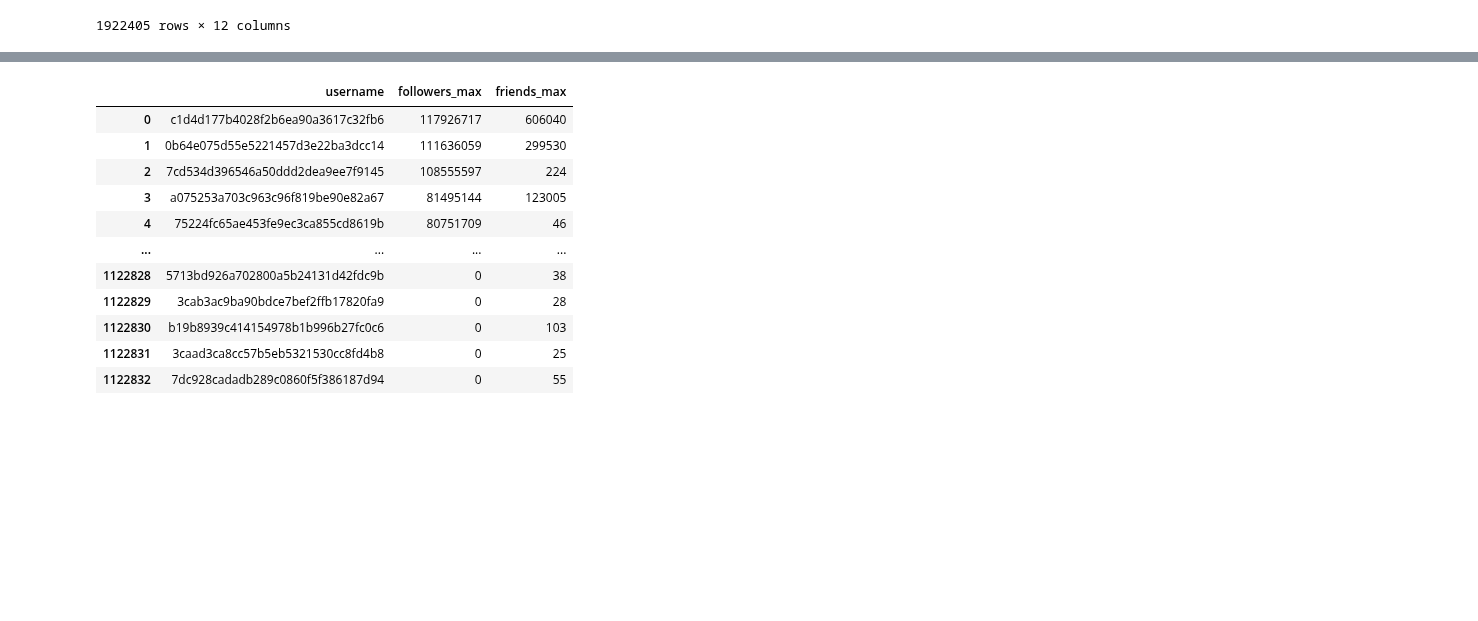
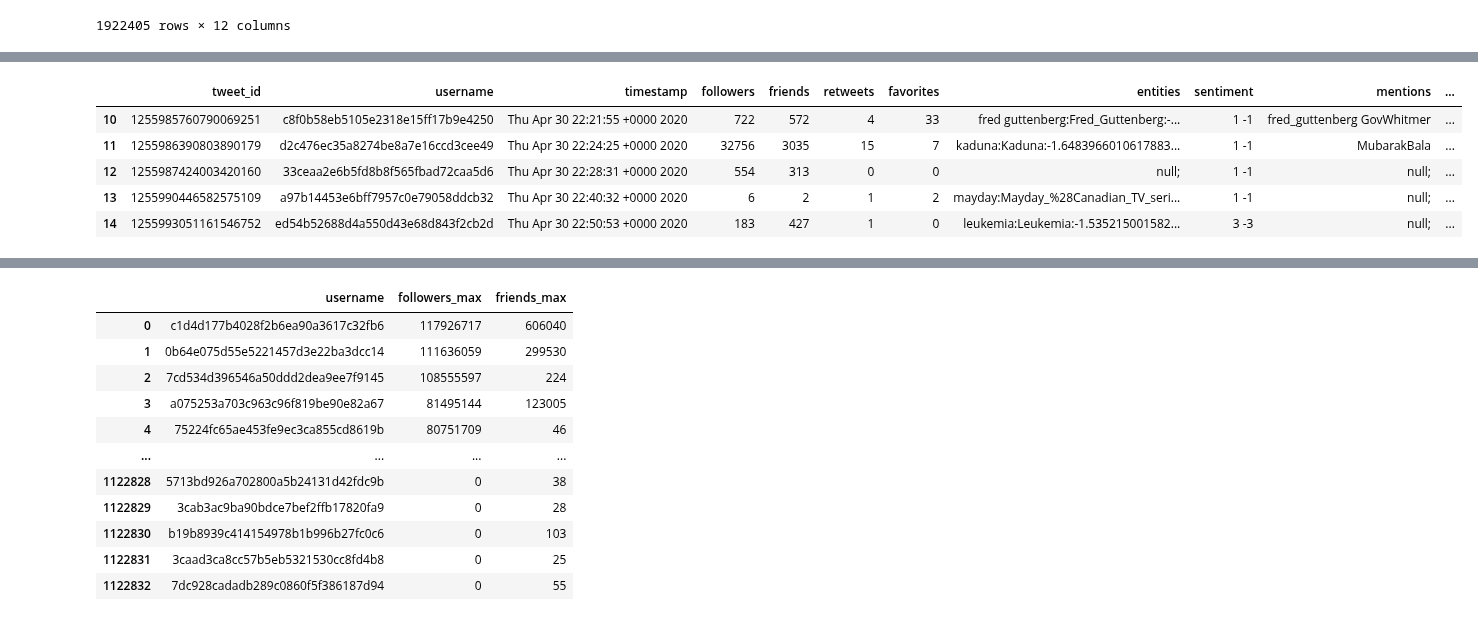
Before and after one commit to gesiscss/css_methods_python, a Jupyter notebook: a_introduction/2_data_handling_and_visualization.ipynb, the cells around one changed output, grey strips where cells are left out. Cells and saved outputs as stored; diff of their text form; code cells hidden in the pictures; blank space fills up the shorter version.

```diff
--- a/a_introduction/2_data_handling_and_visualization.ipynb
+++ b/a_introduction/2_data_handling_and_visualization.ipynb
@@ -734,0 +872,9 @@ Let's say we want to split the negative and positive values in the `sentiment` c
+# %%
+tweets[10:15]
+# %% [output]
+|  | tweet_id | username | timestamp | followers | friends | retweets | favorites | entities | sentiment | mentions | ... |
+| 10 | 1255985760790069251 | c8f0b58eb5105e2318e15ff17b9e4250 | Thu Apr 30 22:21:55 +0000 2020 | 722 | 572 | 4 | 33 | fred guttenberg:Fred_Guttenberg:-... | 1 -1 | fred_guttenberg GovWhitmer | ... |
+| 11 | 1255986390803890179 | d2c476ec35a8274be8a7e16ccd3cee49 | Thu Apr 30 22:24:25 +0000 2020 | 32756 | 3035 | 15 | 7 | kaduna:Kaduna:-1.6483966010617883... | 1 -1 | MubarakBala | ... |
+| 12 | 1255987424003420160 | 33ceaa2e6b5fd8b8f565fbad72caa5d6 | Thu Apr 30 22:28:31 +0000 2020 | 554 | 313 | 0 | 0 | null; | 1 -1 | null; | ... |
+| 13 | 1255990446582575109 | a97b14453e6bff7957c0e79058ddcb32 | Thu Apr 30 22:40:32 +0000 2020 | 6 | 2 | 1 | 2 | mayday:Mayday_%28Canadian_TV_seri... | 1 -1 | null; | ... |
+| 14 | 1255993051161546752 | ed54b52688d4a550d43e68d843f2cb2d | Thu Apr 30 22:50:53 +0000 2020 | 183 | 427 | 1 | 0 | leukemia:Leukemia:-1.535215001582... | 3 -3 | null; | ... |
```
Also changed, not shown: parts of 165 cells of this notebook.
